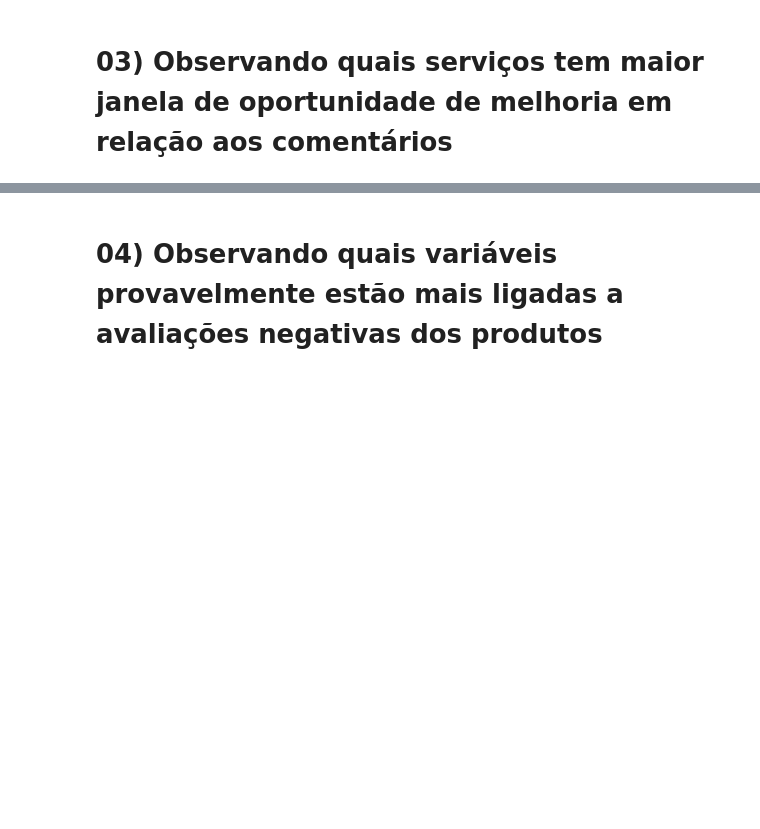
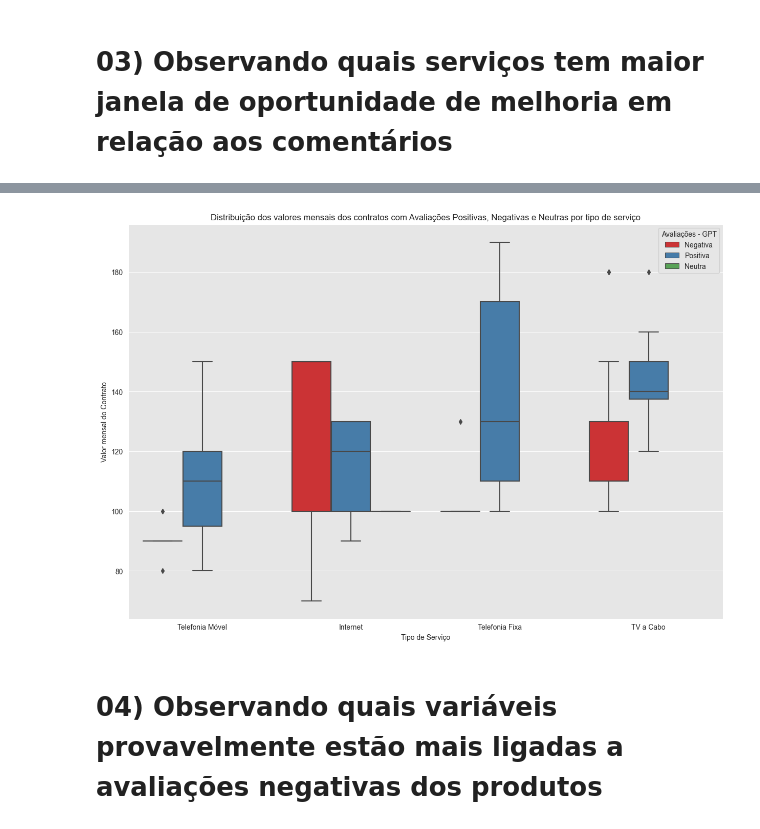
Before and after one commit to gustavocunhaa/desafio-churn-telecom, a Jupyter notebook: churn.ipynb, the cells around one changed output, grey strips where cells are left out. Saved outputs shown, nothing was run; the diff lists cells and outputs as text; code cells hidden in the pictures; blank space fills up the shorter version.

```diff
--- a/churn.ipynb
+++ b/churn.ipynb
@@ -142,3 +151,15 @@ def plot_histograma(variavel_x, titulo, nome_figura):
+# %%
+# Plotando a soma do valor mensal dos contratos dos clientes em cada tipo de serviço por taxa de avaliação
+
+plt.figure(figsize=(15,10))
+plt.title("Distribuição dos valores mensais dos contratos com Avaliações Positivas, Negativas e Neutras por tipo de serviço")
+sns.boxplot(data=df, y ='Valor Mensal do Contrato', x='Tipo de Serviço', hue='Avaliações - GPT')
+plt.ylabel("Valor mensal do Contrato")
+path_fig = os.path.join(docFolder, 'distribuicao_valores_avaliacoes.png')
+plt.savefig(path_fig)
+plt.show()
+# %% [output]
+[figure, added]
 # %% [markdown]
 # 04) Observando quais variáveis provavelmente estão mais ligadas a avaliações negativas dos produtos
 # %%
```
Also changed, not shown: parts of 10 cells of this notebook, 8 other files.
